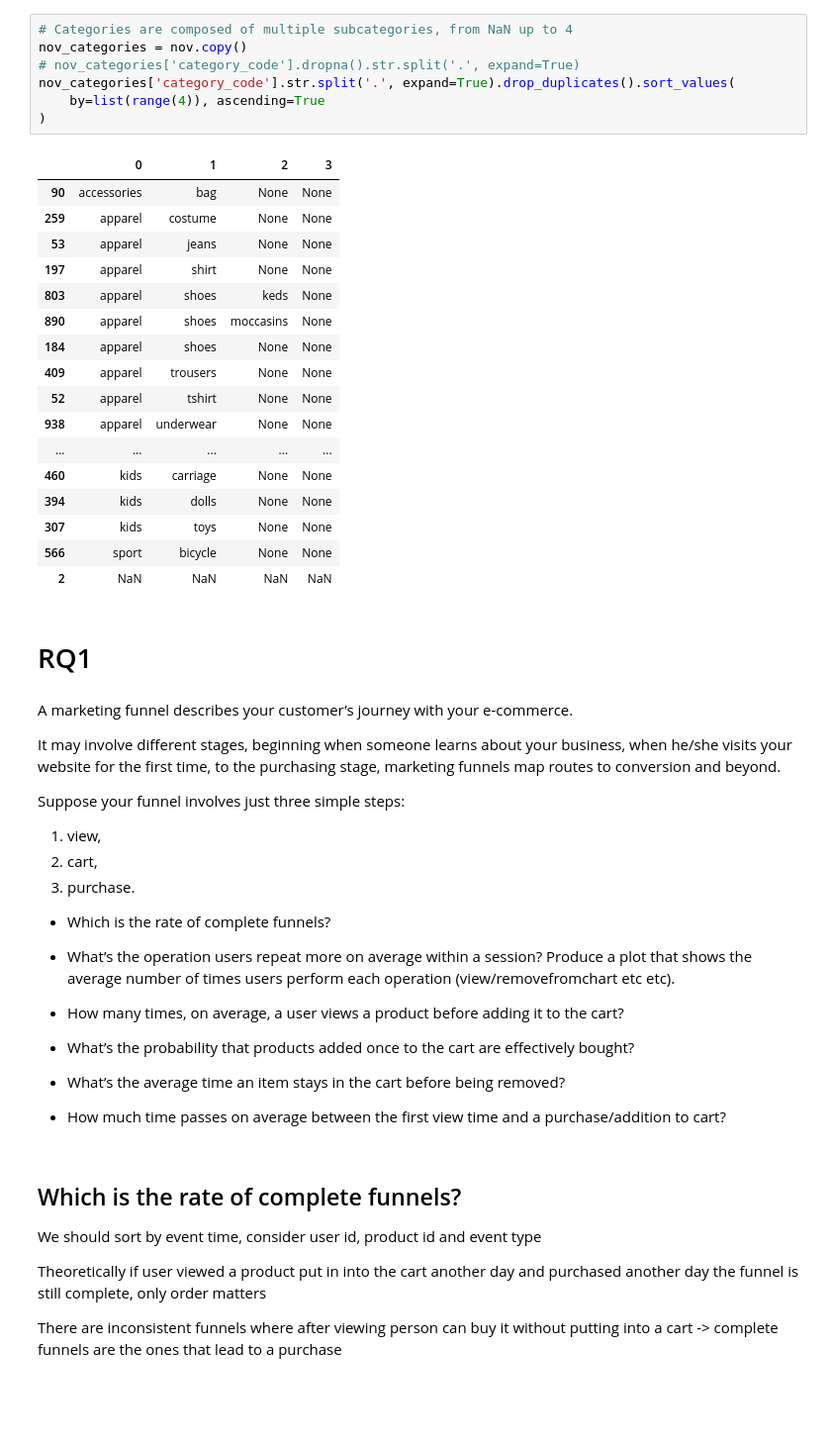
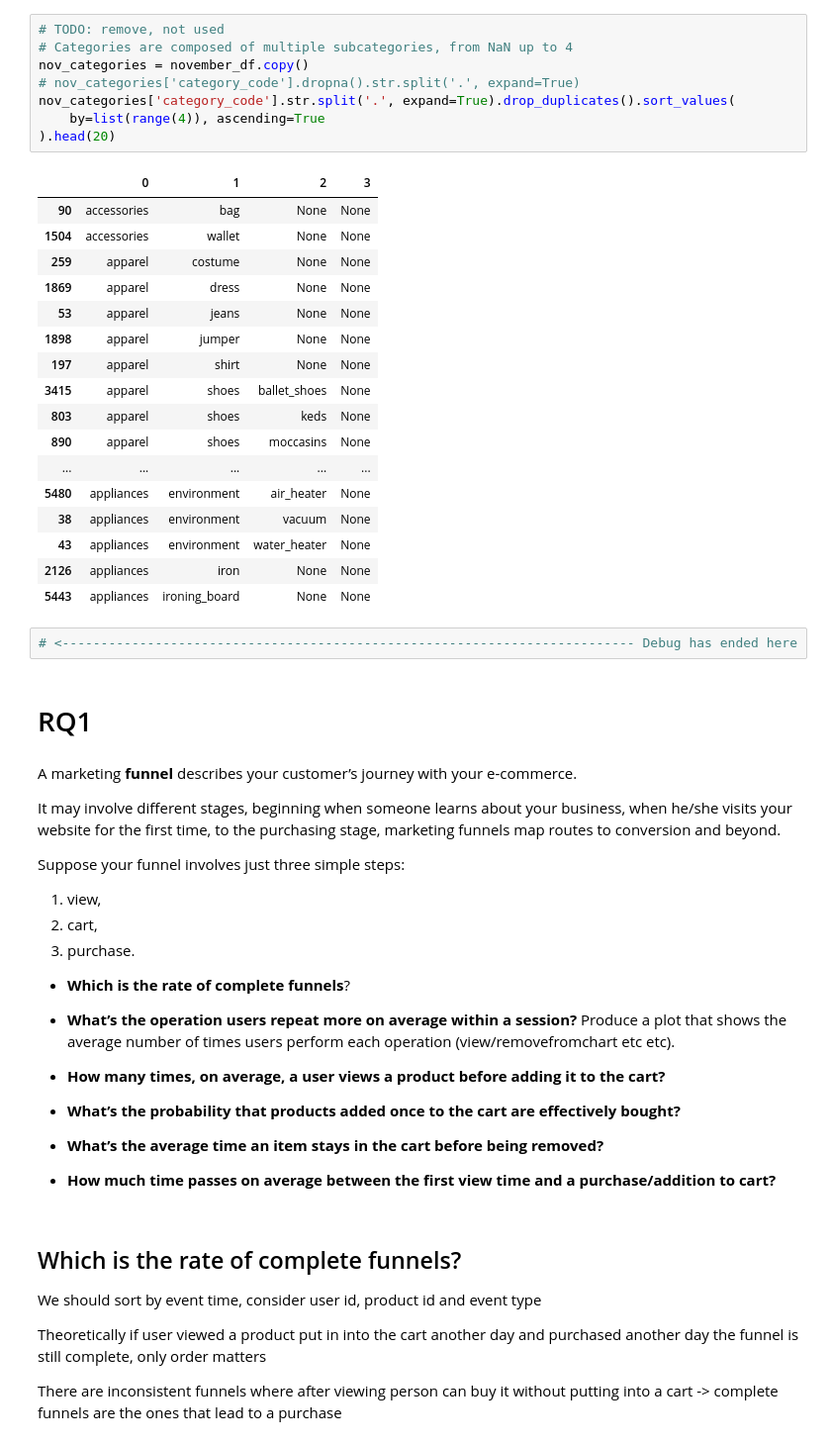
Before and after one commit to LA200/ADM_HW2, a Jupyter notebook: HW2 ADM.ipynb, the cells around one changed output. Shown at 99% size. Drawn from its saved outputs; the diff is of its cells as text; blank space fills up the shorter version.

```diff
--- a/HW2 ADM.ipynb
+++ b/HW2 ADM.ipynb
@@ -63,32 +70,35 @@ a.to_frame().head()
 # %%
+# TODO: remove, not used
 # Categories are composed of multiple subcategories, from NaN up to 4
-nov_categories = nov.copy()
+nov_categories = november_df.copy()
 # nov_categories['category_code'].dropna().str.split('.', expand=True)
 nov_categories['category_code'].str.split('.', expand=True).drop_duplicates().sort_values(
     by=list(range(4)), ascending=True
-)
+).head(20)
 # %% [output]
 |  | 0 | 1 | 2 | 3 |
 | 90 | accessories | bag | None | None |
+| 1504 | accessories | wallet | None | None |
 | 259 | apparel | costume | None | None |
+| 1869 | apparel | dress | None | None |
 | 53 | apparel | jeans | None | None |
+| 1898 | apparel | jumper | None | None |
 | 197 | apparel | shirt | None | None |
+| 3415 | apparel | shoes | ballet_shoes | None |
 | 803 | apparel | shoes | keds | None |
 | 890 | apparel | shoes | moccasins | None |
-| 184 | apparel | shoes | None | None |
-| 409 | apparel | trousers | None | None |
-| 52 | apparel | tshirt | None | None |
-| 938 | apparel | underwear | None | None |
 | ... | ... | ... | ... | ... |
-| 460 | kids | carriage | None | None |
-| 394 | kids | dolls | None | None |
-| 307 | kids | toys | None | None |
-| 566 | sport | bicycle | None | None |
-| 2 | NaN | NaN | NaN | NaN |
+| 5480 | appliances | environment | air_heater | None |
+| 38 | appliances | environment | vacuum | None |
+| 43 | appliances | environment | water_heater | None |
+| 2126 | appliances | iron | None | None |
+| 5443 | appliances | ironing_board | None | None |
+# %%
+# <-------------------------------------------------------------------------- Debug has ended here
 # %% [markdown]
 # RQ1
 # %% [markdown]
-A marketing funnel describes your customer’s journey with your e-commerce.
+A marketing **funnel** describes your customer’s journey with your e-commerce.
 
 It may involve different stages, beginning when someone learns about your business, when he/she visits your website for the first time, to the purchasing stage, marketing funnels map routes to conversion and beyond.
 
@@ -99,22 +109,22 @@ Suppose your funnel involves just three simple steps:
 3) purchase.
 
 
-- Which is the rate of complete funnels?
+- **Which is the rate of complete funnels**?
 
 
-- What’s the operation users repeat more on average within a session? Produce a plot that shows the average number of times users perform each operation (view/removefromchart etc etc).
+- **What’s the operation users repeat more on average within a session?** Produce a plot that shows the average number of times users perform each operation (view/removefromchart etc etc).
 
 
-- How many times, on average, a user views a product before adding it to the cart?
+- **How many times, on average, a user views a product before adding it to the cart?**
 
 
-- What’s the probability that products added once to the cart are effectively bought?
+- **What’s the probability that products added once to the cart are effectively bought?**
 
 
-- What’s the average time an item stays in the cart before being removed?
+- **What’s the average time an item stays in the cart before being removed?**
 
 
-- How much time passes on average between the first view time and a purchase/addition to cart?
+- **How much time passes on average between the first view time and a purchase/addition to cart?**
 # %% [markdown]
 ## Which is the rate of complete funnels?
 
```
Also changed, not shown: parts of 76 cells of this notebook.
